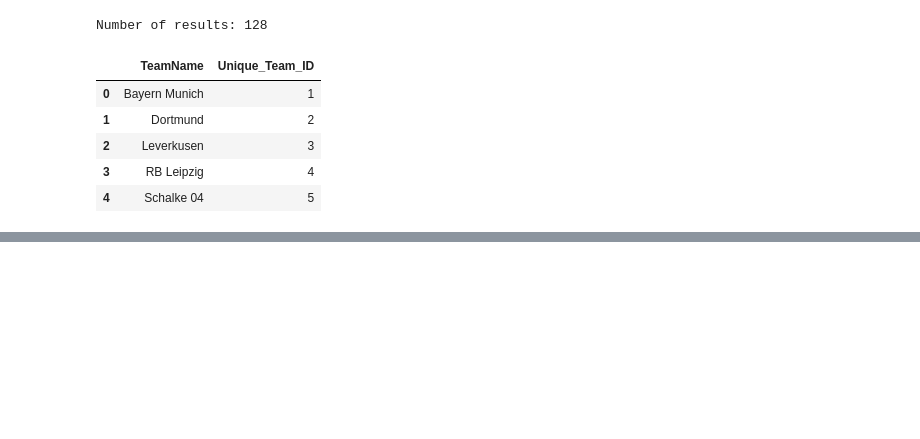
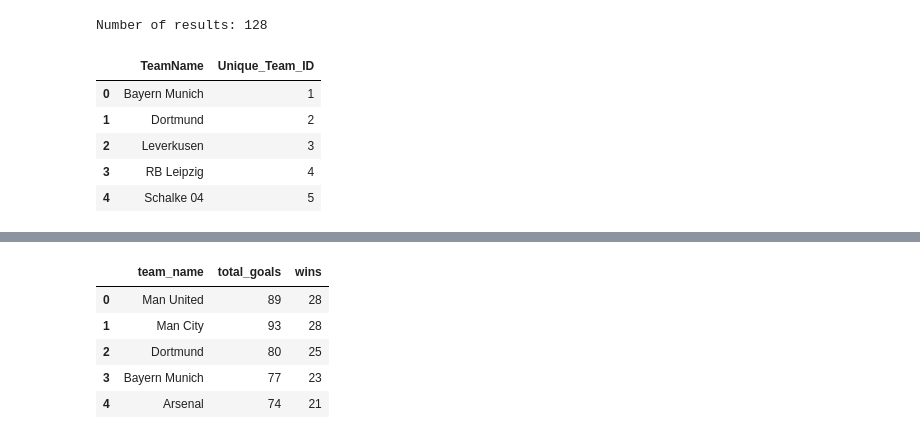
Before and after one commit to nikolholicka/curriculum, a Jupyter notebook: mod2/section16/dsc-mod-2-lab-online-ds-pt-041519/ETL Project.ipynb, the cells around one changed output, grey strips where cells are left out. Saved outputs shown, nothing was run; the diff lists cells and outputs as text; code cells hidden in the pictures; blank space fills up the shorter version.

```diff
--- a/mod2/section16/dsc-mod-2-lab-online-ds-pt-041519/ETL Project.ipynb
+++ b/mod2/section16/dsc-mod-2-lab-online-ds-pt-041519/ETL Project.ipynb
@@ -266,0 +354,2 @@ len(list_of_teams)
+# %%
+goals_df.set_index('team_name',inplace=True)
@@ -266,0 +366,2 @@ len(list_of_teams)
+# %%
+df_db_withgoals = df_db.join(goals_df)
@@ -266,0 +378,14 @@ len(list_of_teams)
+# %%
+df_goals_wins = df_db_withgoals.join(wins_losses2)
+# %%
+df_goals_wins.head()
+df_goals_wins = df_goals_wins.reset_index()
+# %%
+df_goals_wins.head()
+# %% [output]
+|  | team_name | total_goals | wins |
+| 0 | Man United | 89 | 28 |
+| 1 | Man City | 93 | 28 |
+| 2 | Dortmund | 80 | 25 |
+| 3 | Bayern Munich | 77 | 23 |
+| 4 | Arsenal | 74 | 21 |
```
Also changed, not shown: parts of 44 cells of this notebook, 30 other files.
